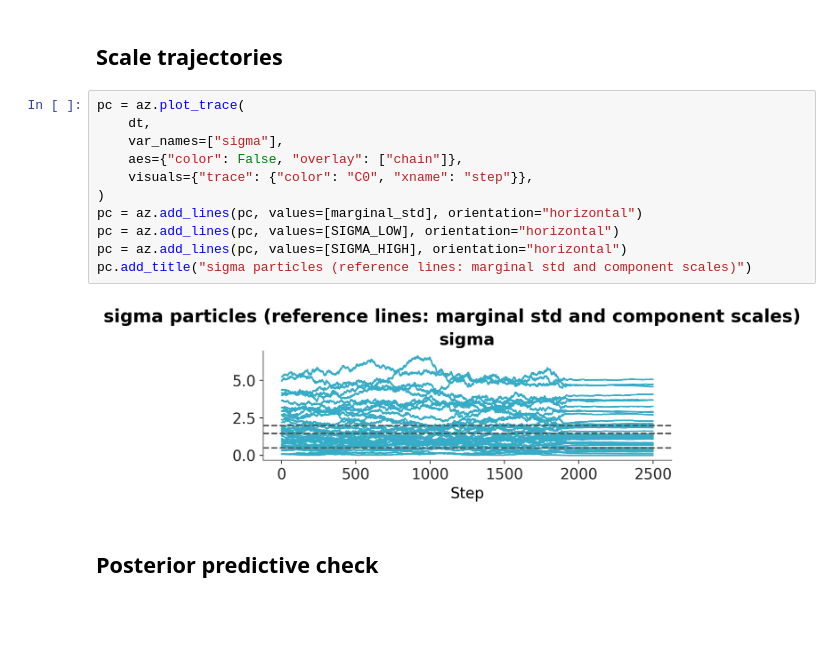
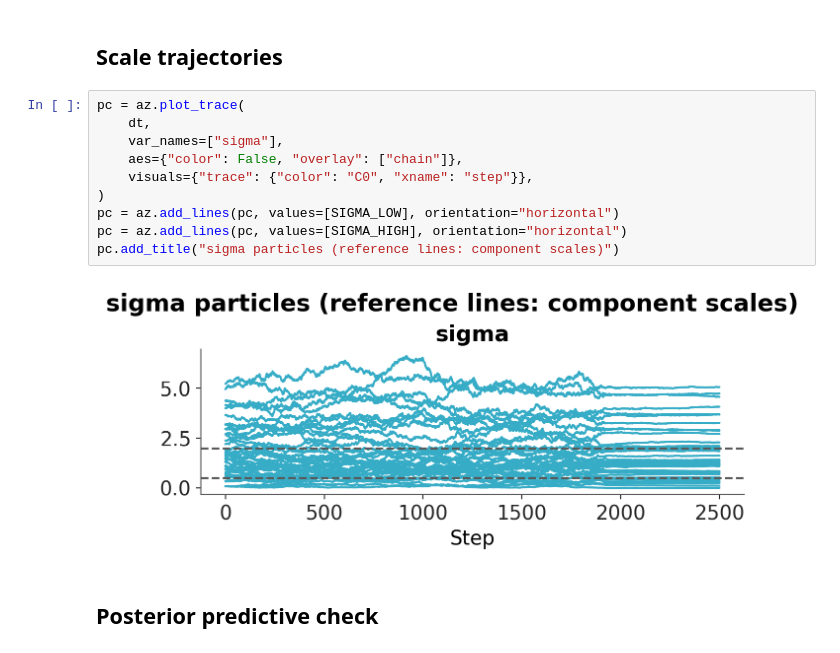
Before and after one commit to pymc-devs/pymc-prop, a Jupyter notebook: examples/mirror_variance_mixture.ipynb, the cells around one changed output. Cells and saved outputs as stored; diff of their text form; blank space fills up the shorter version.

```diff
--- a/examples/mirror_variance_mixture.ipynb
+++ b/examples/mirror_variance_mixture.ipynb
@@ -90,16 +90,15 @@ marginal std of P_0: 1.4577379737113252
 # %%
 pc = az.plot_trace(
     dt,
     var_names=["sigma"],
     aes={"color": False, "overlay": ["chain"]},
     visuals={"trace": {"color": "C0", "xname": "step"}},
 )
-pc = az.add_lines(pc, values=[marginal_std], orientation="horizontal")
 pc = az.add_lines(pc, values=[SIGMA_LOW], orientation="horizontal")
 pc = az.add_lines(pc, values=[SIGMA_HIGH], orientation="horizontal")
-pc.add_title("sigma particles (reference lines: marginal std and component scales)")
+pc.add_title("sigma particles (reference lines: component scales)")
 # %% [output]
-[figure, old version]
+[figure, new version]
 # %% [markdown]
 ## Posterior predictive check
 # %%
```
